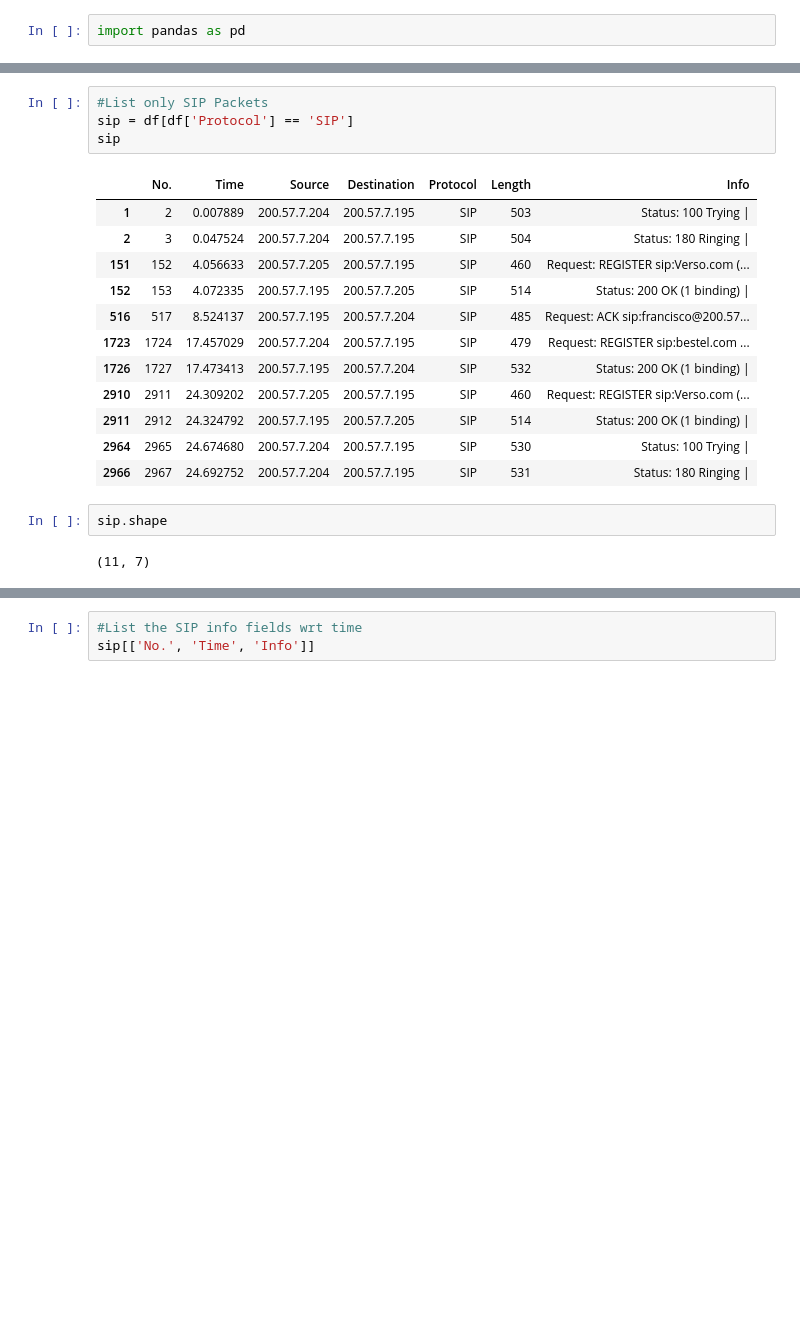
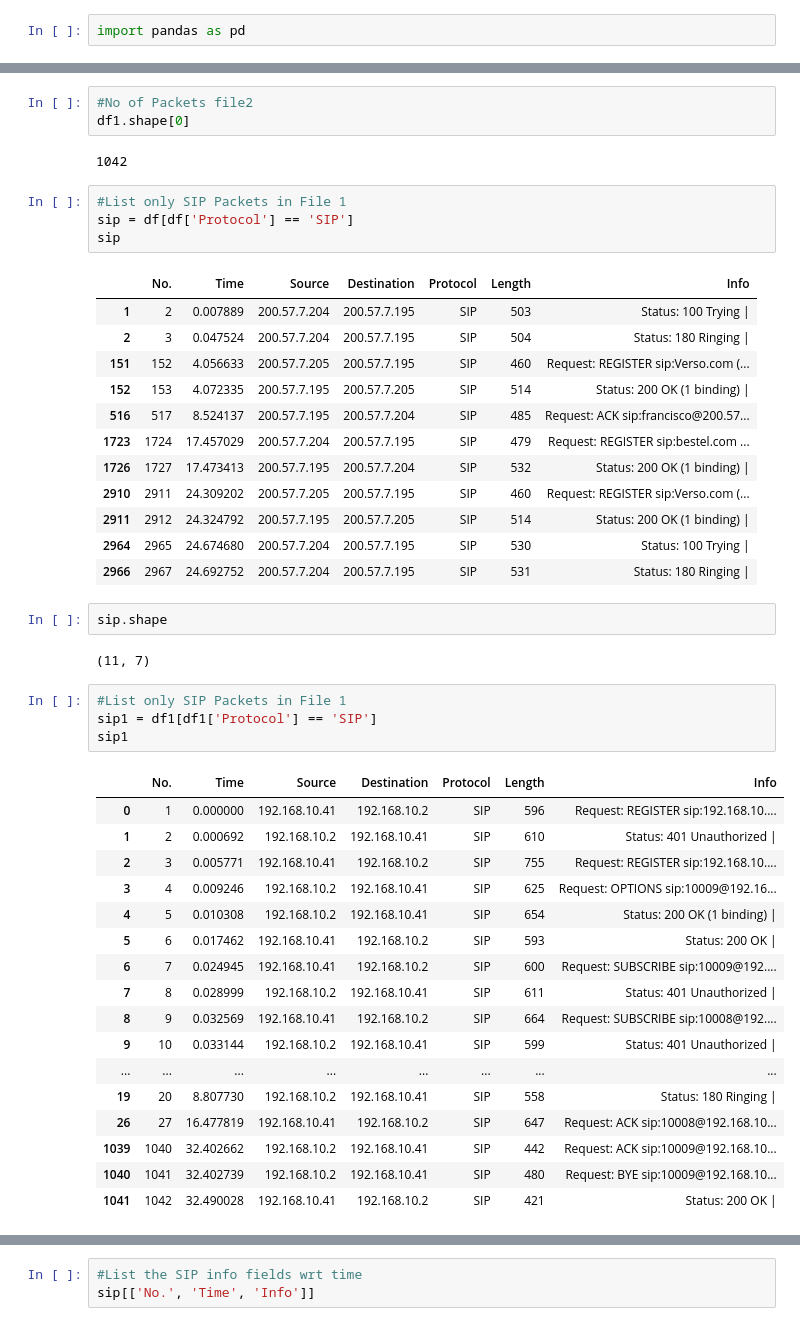
Before and after one commit to akashdecoder/CISCO_PROJECT_SIP_PROTOCOL, a Jupyter notebook: SIPAnalysis.ipynb, the cells around one changed output, grey strips where cells are left out. Saved outputs shown, nothing was run; the diff lists cells and outputs as text; blank space fills up the shorter version.

```diff
--- a/SIPAnalysis.ipynb
+++ b/SIPAnalysis.ipynb
@@ -27,5 +46,10 @@ df.shape[0]
+# %%
+#No of Packets file2
+df1.shape[0]
+# %% [output]
+1042
 # %%
-#List only SIP Packets
+#List only SIP Packets in File 1
 sip = df[df['Protocol'] == 'SIP']
 sip
 # %% [output]
@@ -45,3 +69,25 @@ sip
 sip.shape
 # %% [output]
 (11, 7)
+# %%
+#List only SIP Packets in File 1
+sip1 = df1[df1['Protocol'] == 'SIP']
+sip1
+# %% [output]
+|  | No. | Time | Source | Destination | Protocol | Length | Info |
+| 0 | 1 | 0.000000 | 192.168.10.41 | 192.168.10.2 | SIP | 596 | Request: REGISTER sip:192.168.10.... |
+| 1 | 2 | 0.000692 | 192.168.10.2 | 192.168.10.41 | SIP | 610 | Status: 401 Unauthorized | |
+| 2 | 3 | 0.005771 | 192.168.10.41 | 192.168.10.2 | SIP | 755 | Request: REGISTER sip:192.168.10.... |
+| 3 | 4 | 0.009246 | 192.168.10.2 | 192.168.10.41 | SIP | 625 | Request: OPTIONS sip:10009@192.16... |
+| 4 | 5 | 0.010308 | 192.168.10.2 | 192.168.10.41 | SIP | 654 | Status: 200 OK (1 binding) | |
+| 5 | 6 | 0.017462 | 192.168.10.41 | 192.168.10.2 | SIP | 593 | Status: 200 OK | |
+| 6 | 7 | 0.024945 | 192.168.10.41 | 192.168.10.2 | SIP | 600 | Request: SUBSCRIBE sip:10009@192.... |
+| 7 | 8 | 0.028999 | 192.168.10.2 | 192.168.10.41 | SIP | 611 | Status: 401 Unauthorized | |
+| 8 | 9 | 0.032569 | 192.168.10.41 | 192.168.10.2 | SIP | 664 | Request: SUBSCRIBE sip:10008@192.... |
+| 9 | 10 | 0.033144 | 192.168.10.2 | 192.168.10.41 | SIP | 599 | Status: 401 Unauthorized | |
+| ... | ... | ... | ... | ... | ... | ... | ... |
+| 19 | 20 | 8.807730 | 192.168.10.2 | 192.168.10.41 | SIP | 558 | Status: 180 Ringing | |
+| 26 | 27 | 16.477819 | 192.168.10.41 | 192.168.10.2 | SIP | 647 | Request: ACK sip:10008@192.168.10... |
+| 1039 | 1040 | 32.402662 | 192.168.10.2 | 192.168.10.41 | SIP | 442 | Request: ACK sip:10009@192.168.10... |
+| 1040 | 1041 | 32.402739 | 192.168.10.2 | 192.168.10.41 | SIP | 480 | Request: BYE sip:10009@192.168.10... |
+| 1041 | 1042 | 32.490028 | 192.168.10.41 | 192.168.10.2 | SIP | 421 | Status: 200 OK | |
```
Also changed, not shown: parts of 13 cells of this notebook, 3 other files.
